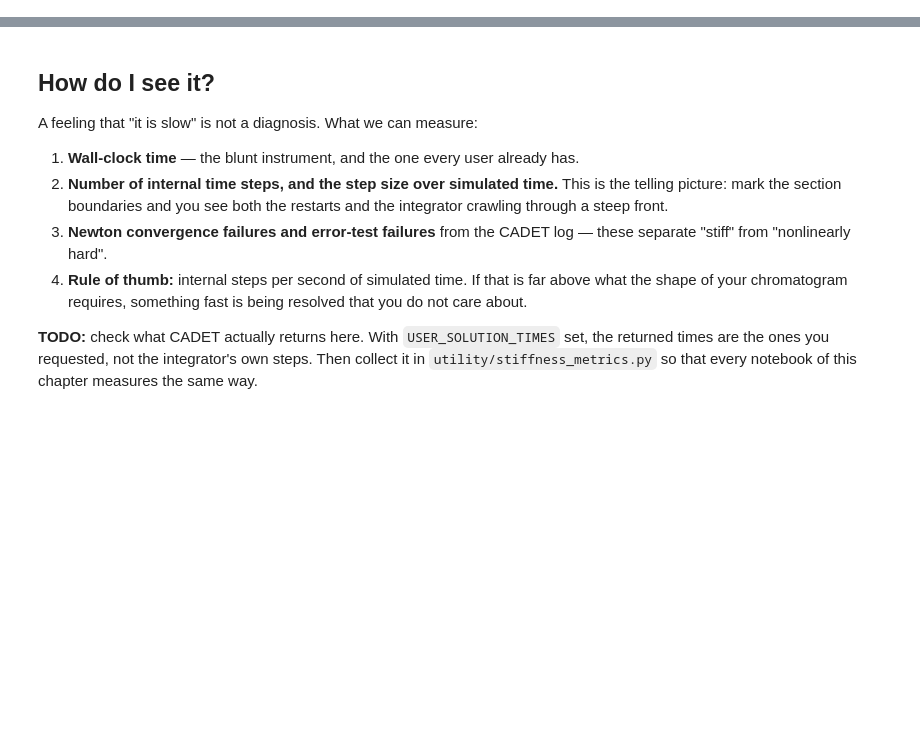
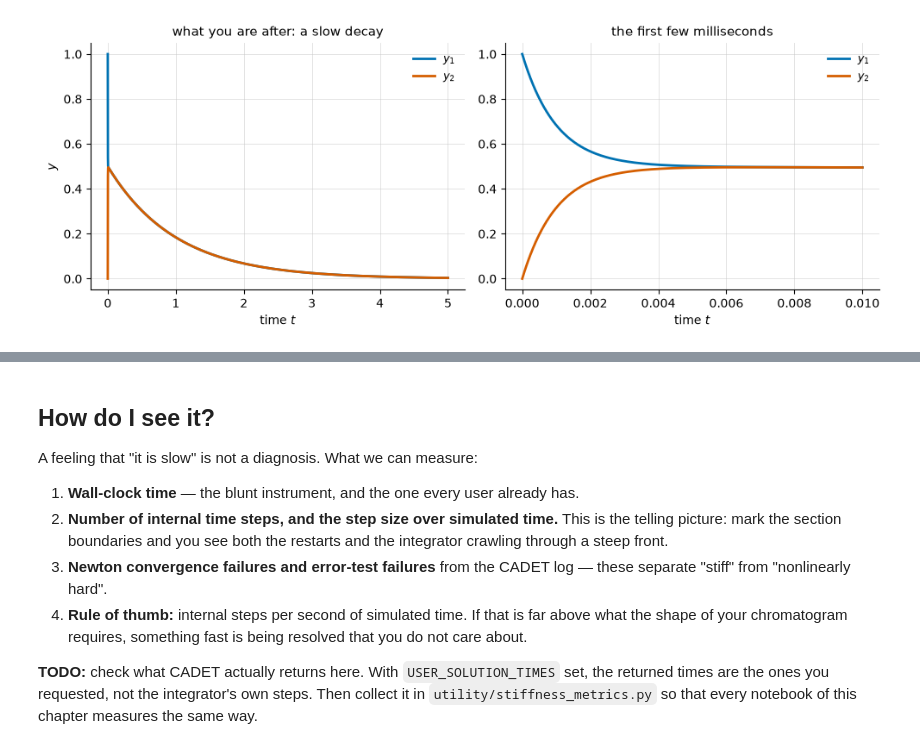
Before and after one commit to cadet/CADET-Workshop, a Jupyter notebook: 98 Numerics/stiffness.ipynb, the cells around one changed output, grey strips where cells are left out. Cells and saved outputs as stored; diff of their text form; code cells hidden in the pictures; blank space fills up the shorter version.

Commit message:
wip add time scale toy problem explicit vs implicit time integration

```diff
--- a/98 Numerics/stiffness.ipynb
+++ b/98 Numerics/stiffness.ipynb
@@ -39,0 +39,8 @@ The fast component has decayed to nothing after a few thousandths of a second, a
+# %%
+import numpy as np
+
+import utility.stiffness_demos as demos
+
+demos.plot_two_scale_solution(t_end=5.0, zoom_end=0.01);
+# %% [output]
+[figure, added]
```
Also changed, not shown: parts of 10 cells of this notebook, 4 other files.
